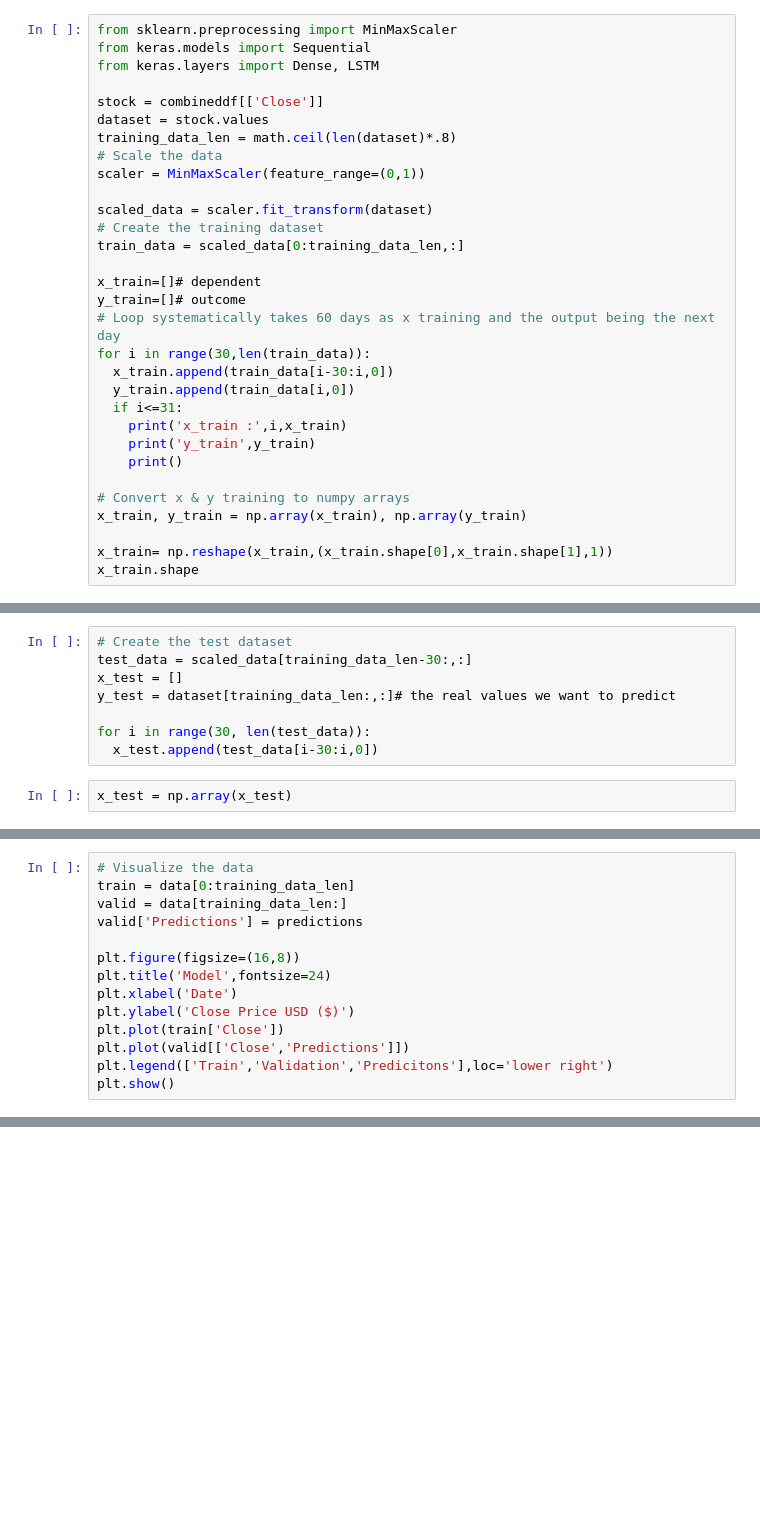
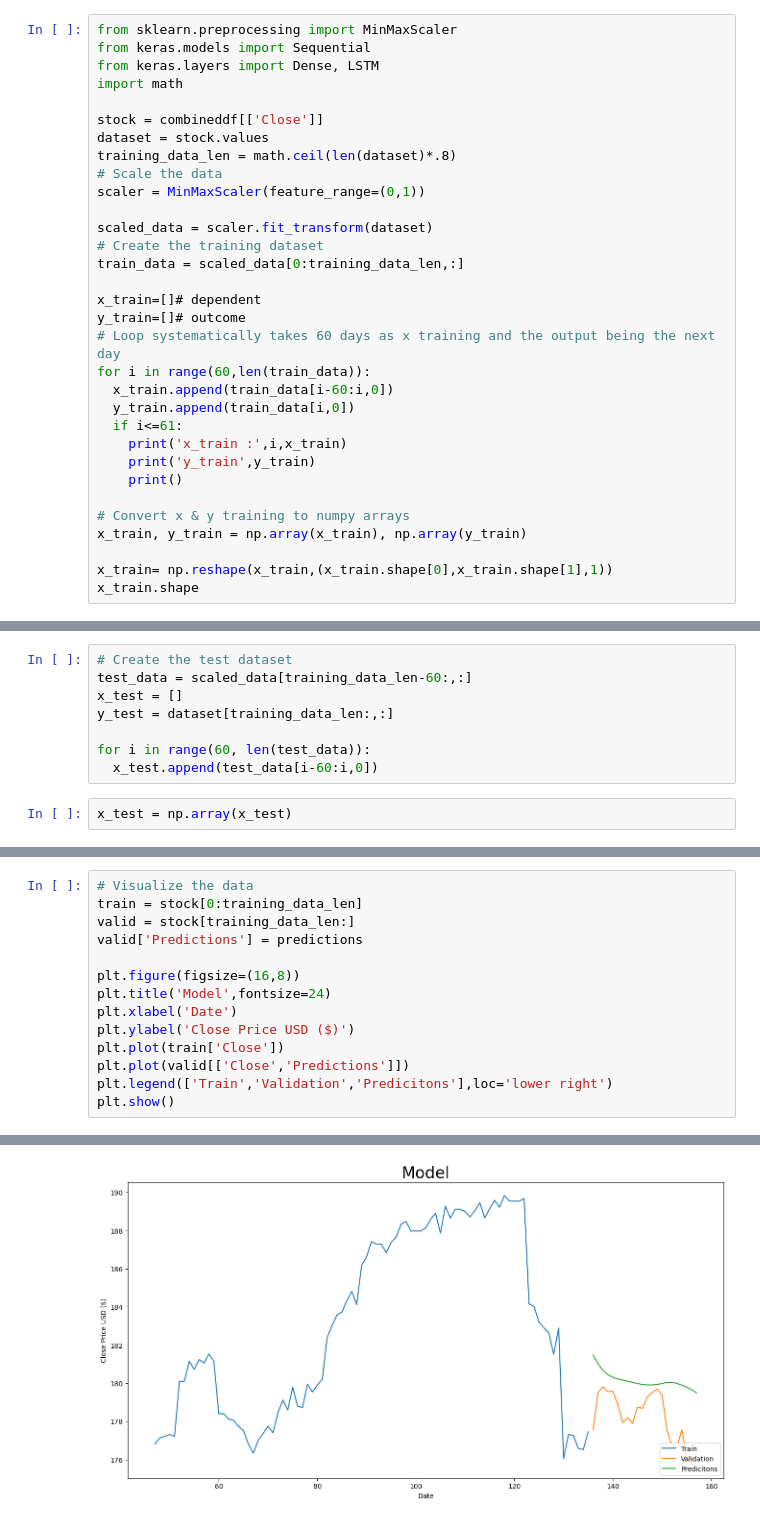
Before and after one commit to gossdante/news_sentiment, a Jupyter notebook: sentiment.ipynb, the cells around one changed output, grey strips where cells are left out. Saved outputs shown, nothing was run; the diff lists cells and outputs as text; blank space fills up the shorter version.

```diff
--- a/sentiment.ipynb
+++ b/sentiment.ipynb
@@ -343,6 +343,7 @@ accuracy_score(Y_test,preds2)
 from sklearn.preprocessing import MinMaxScaler
 from keras.models import Sequential
 from keras.layers import Dense, LSTM
+import math
 
 stock = combineddf[['Close']]
 dataset = stock.values
@@ -357,10 +358,10 @@ train_data = scaled_data[0:training_data_len,:]
 x_train=[]# dependent
 y_train=[]# outcome
 # Loop systematically takes 60 days as x training and the output being the next day
-for i in range(30,len(train_data)):
-  x_train.append(train_data[i-30:i,0])
+for i in range(60,len(train_data)):
+  x_train.append(train_data[i-60:i,0])
   y_train.append(train_data[i,0])
-  if i<=31:
+  if i<=61:
     print('x_train :',i,x_train)
     print('y_train',y_train)
     print()
@@ -388,11 +409,11 @@ model.fit(x_train, y_train, batch_size=1, epochs= 1)
 # %%
 # Create the test dataset
-test_data = scaled_data[training_data_len-30:,:]
+test_data = scaled_data[training_data_len-60:,:]
 x_test = []
-y_test = dataset[training_data_len:,:]# the real values we want to predict
+y_test = dataset[training_data_len:,:]
 
-for i in range(30, len(test_data)):
-  x_test.append(test_data[i-30:i,0])
+for i in range(60, len(test_data)):
+  x_test.append(test_data[i-60:i,0])
 # %%
 x_test = np.array(x_test)
 # %%
@@ -408,7 +433,7 @@ predictions = scaler.inverse_transform(predictions)
 # %%
 # Visualize the data
-train = data[0:training_data_len]
-valid = data[training_data_len:]
+train = stock[0:training_data_len]
+valid = stock[training_data_len:]
 valid['Predictions'] = predictions
 
 plt.figure(figsize=(16,8))
@@ -419,3 +444,4 @@ plt.plot(train['Close'])
 plt.plot(valid[['Close','Predictions']])
 plt.legend(['Train','Validation','Predicitons'],loc='lower right')
 plt.show()
+# %% [output]
@@ -421,0 +453 @@ plt.show()
+[figure, added]
```
Also changed, not shown: parts of 11 cells of this notebook.
